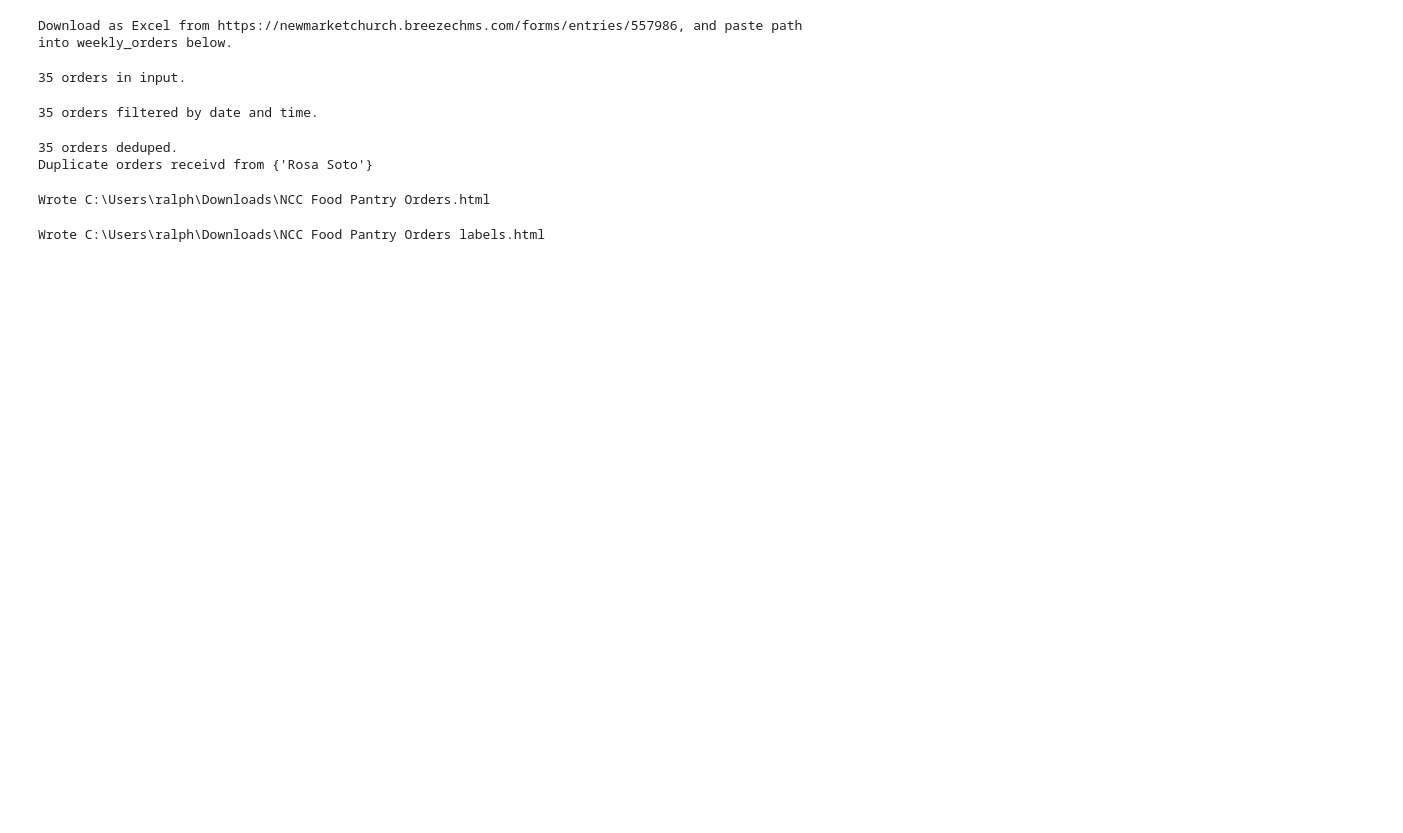
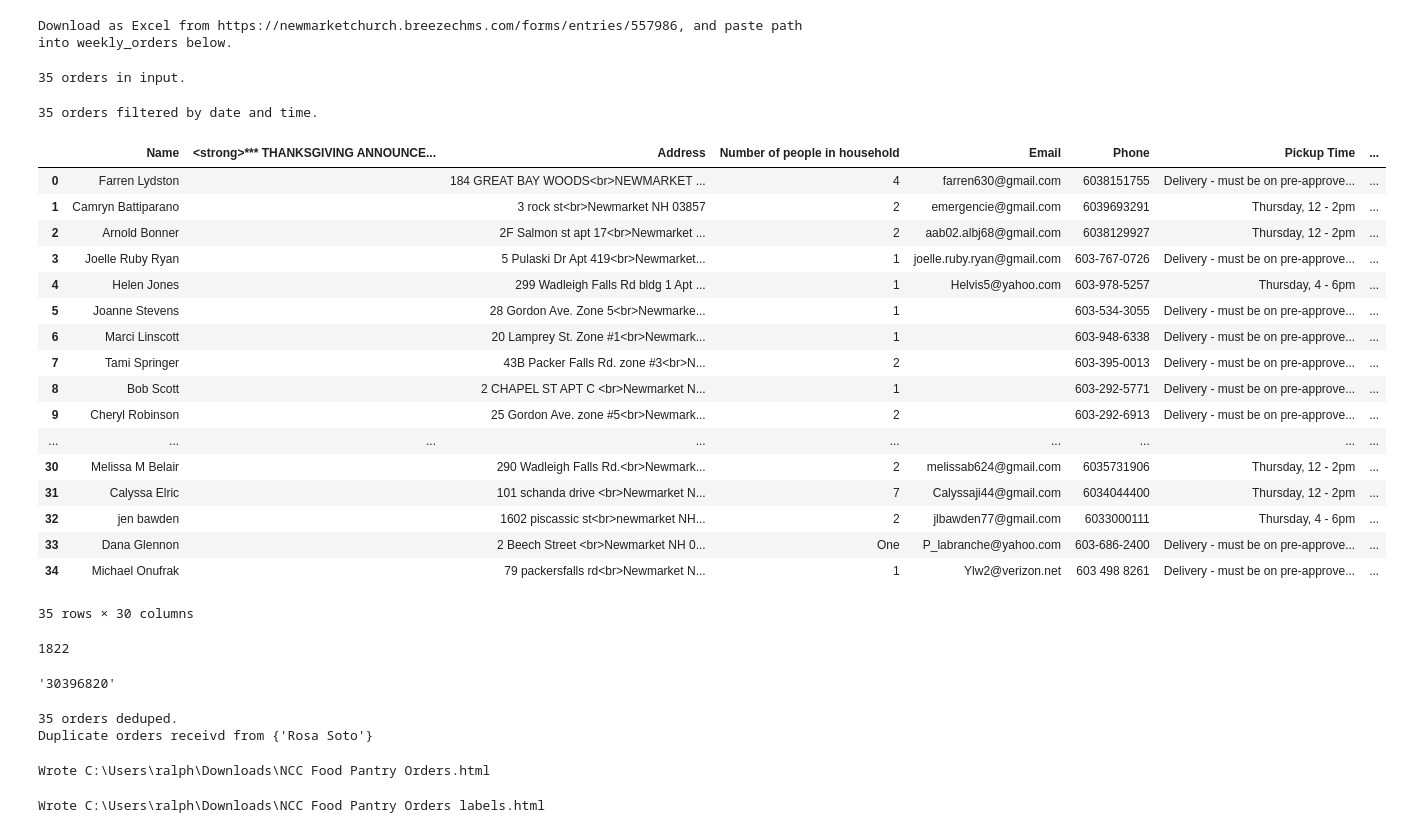
Before and after one commit to ralphcase/newmarketchurch.breezechms, a Jupyter notebook: PrintOrders.ipynb, the cells around one changed output. Cells and saved outputs as stored; diff of their text form; code cells hidden in the pictures; blank space fills up the shorter version.

Commit message:
Initial work on using the breeze API

```diff
--- a/PrintOrders.ipynb
+++ b/PrintOrders.ipynb
@@ -87,6 +87,65 @@ allorders = allorders.replace(np.nan, '')
 # Drop the fields we combined.
 # allorders = allorders.drop(columns=['Date', 'First Name', 'Last Name', 'Street Address', 'City', 'State', 'Zip'])
 allorders = allorders.drop(columns=['Date', 'First Name', 'Last Name', 'Street Address', 'City', 'State', 'Zip'])
+# %%
+display(allorders)
+# %% [output]
+|  | Name | <strong>*** THANKSGIVING ANNOUNCE... | Address | Number of people in household | Email | Phone | Pickup Time | ... |
+| 0 | Farren Lydston |  | 184 GREAT BAY WOODS<br>NEWMARKET ... | 4 | farren630@gmail.com | 6038151755 | Delivery - must be on pre-approve... | ... |
+| 1 | Camryn Battiparano |  | 3 rock st<br>Newmarket NH 03857 | 2 | emergencie@gmail.com | 6039693291 | Thursday, 12 - 2pm | ... |
+| 2 | Arnold Bonner |  | 2F Salmon st apt 17<br>Newmarket ... | 2 | aab02.albj68@gmail.com | 6038129927 | Thursday, 12 - 2pm | ... |
+| 3 | Joelle Ruby Ryan |  | 5 Pulaski Dr Apt 419<br>Newmarket... | 1 | joelle.ruby.ryan@gmail.com | 603-767-0726 | Delivery - must be on pre-approve... | ... |
+| 4 | Helen Jones |  | 299 Wadleigh Falls Rd bldg 1 Apt ... | 1 | Helvis5@yahoo.com | 603-978-5257 | Thursday, 4 - 6pm | ... |
+| 5 | Joanne Stevens |  | 28 Gordon Ave. Zone 5<br>Newmarke... | 1 |  | 603-534-3055 | Delivery - must be on pre-approve... | ... |
+| 6 | Marci Linscott |  | 20 Lamprey St. Zone #1<br>Newmark... | 1 |  | 603-948-6338 | Delivery - must be on pre-approve... | ... |
+| 7 | Tami Springer |  | 43B Packer Falls Rd. zone #3<br>N... | 2 |  | 603-395-0013 | Delivery - must be on pre-approve... | ... |
+| 8 | Bob Scott |  | 2 CHAPEL ST APT C <br>Newmarket N... | 1 |  | 603-292-5771 | Delivery - must be on pre-approve... | ... |
+| 9 | Cheryl Robinson |  | 25 Gordon Ave. zone #5<br>Newmark... | 2 |  | 603-292-6913 | Delivery - must be on pre-approve... | ... |
+| ... | ... | ... | ... | ... | ... | ... | ... | ... |
+| 30 | Melissa M Belair |  | 290 Wadleigh Falls Rd.<br>Newmark... | 2 | melissab624@gmail.com | 6035731906 | Thursday, 12 - 2pm | ... |
+| 31 | Calyssa Elric |  | 101 schanda drive <br>Newmarket N... | 7 | Calyssaji44@gmail.com | 6034044400 | Thursday, 12 - 2pm | ... |
+| 32 | jen bawden |  | 1602 piscassic st<br>newmarket NH... | 2 | jlbawden77@gmail.com | 6033000111 | Thursday, 4 - 6pm | ... |
+| 33 | Dana Glennon |  | 2 Beech Street <br>Newmarket NH 0... | One | P_labranche@yahoo.com | 603-686-2400 | Delivery - must be on pre-approve... | ... |
+| 34 | Michael Onufrak |  | 79 packersfalls rd<br>Newmarket N... | 1 | Ylw2@verizon.net | 603 498 8261 | Delivery - must be on pre-approve... | ... |
+35 rows × 30 columns
+# %%
+# Check in https://yoursubdomain.breezechms.com/api/events/attendance/add
+# The Python wrapper suggested in https://app.breezechms.com/api seems to have major problems and no support.
+# I'm trying https://pypi.org/project/breeze-chms-api/
+from breeze_chms_api import breeze
+
+# Initialize API
+breeze_api = breeze.breeze_api(breeze_url='https://newmarketchurch.breezechms.com',
+                               api_key='8dfd0a0d7f5aaec745a73542f58eb8ba')
+
+# Get all the people
+people = breeze_api.list_people()
+display(len(people))
+
+# breeze_api.event_check_in()
+
+# Find the shopping event by name and date.
+events = breeze_api.list_events(start=title_date, end=title_date)
+event = [e for e in events if e['name'] == 'Food Pantry'][0]
+# display(event)
+
+# Get the checked-in shoppers for the event.
+shoppers = breeze_api.list_attendance(instance_id=event['id'])
+# display(shoppers)
+# https://yoursubdomain.breezechms.com/api/events/attendance/list?instance_id=1521321&type=person
+# %% [output]
+1822
+# %%
+online_orders = breeze_api.list_form_entries(form_id='557986')
+# display(online_orders)
+# for order in online_orders.values():
+#     print(order['person_id'])
+shopper_ids = [order['person_id'] for order in online_orders.values()]
+display(shopper_ids[0])
+
+check = breeze_api.event_check_in(person_id=shopper_ids[0], instance_id=event)
+# %% [output]
+'30396820'
 # %%
 # This cell was run once to save the orders for recurring orders.
 # Edit as appropriate and rerun to update the recurring orders.
```
